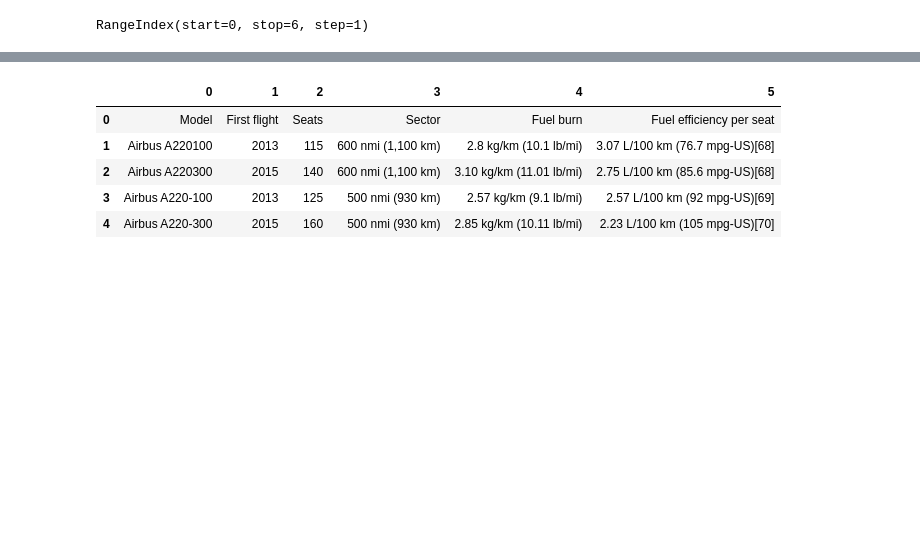
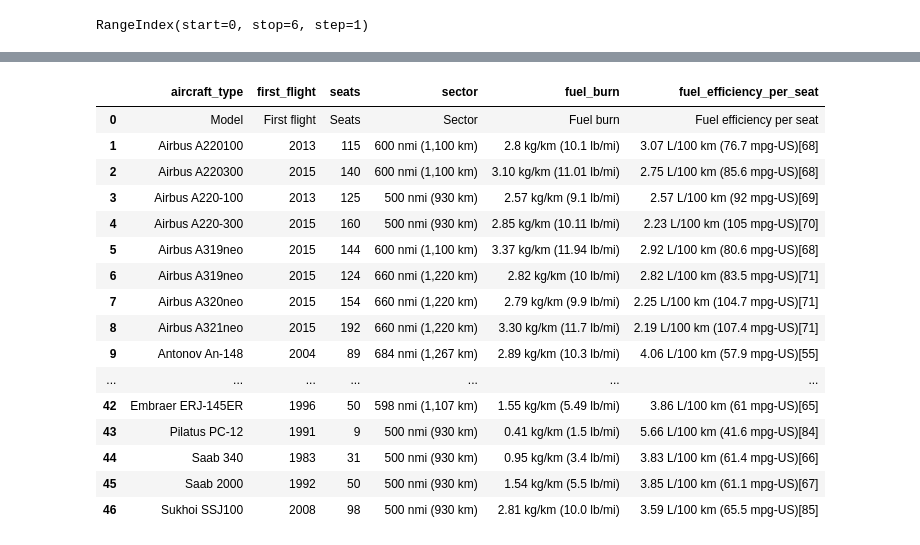
Before and after one commit to Josepdmo/Sky_Track_Project, a Jupyter notebook: Main.ipynb, the cells around one changed output, grey strips where cells are left out. Drawn from its saved outputs; the diff is of its cells as text; code cells hidden in the pictures; blank space fills up the shorter version.

```diff
--- a/Main.ipynb
+++ b/Main.ipynb
@@ -494,17 +606,31 @@ RangeIndex(start=0, stop=6, step=1)
 # %%
 # Rename columns in preparation to merge with the main dataframe
 fuel_consumption_df.rename(columns={
-    'Model': 'aircraft_type',
-    'Sector': 'sector',
-    'Fuel burn': 'fuel_burn',
-    'Fuel efficiency per seat': 'fuel_efficiency_per_seat'
+    0: "aircraft_type",
+    1: "first_flight",
+    2: "seats",
+    3: "sector",
+    4: "fuel_burn",
+    5: "fuel_efficiency_per_seat"
 }, inplace=True)
 
-display(fuel_consumption_df.head())
+
+fuel_consumption_df
 # %% [output]
-|  | 0 | 1 | 2 | 3 | 4 | 5 |
+|  | aircraft_type | first_flight | seats | sector | fuel_burn | fuel_efficiency_per_seat |
 | 0 | Model | First flight | Seats | Sector | Fuel burn | Fuel efficiency per seat |
 | 1 | Airbus A220100 | 2013 | 115 | 600 nmi (1,100 km) | 2.8 kg/km (10.1 lb/mi) | 3.07 L/100 km (76.7 mpg‑US)[68] |
 | 2 | Airbus A220300 | 2015 | 140 | 600 nmi (1,100 km) | 3.10 kg/km (11.01 lb/mi) | 2.75 L/100 km (85.6 mpg‑US)[68] |
 | 3 | Airbus A220-100 | 2013 | 125 | 500 nmi (930 km) | 2.57 kg/km (9.1 lb/mi) | 2.57 L/100 km (92 mpg‑US)[69] |
 | 4 | Airbus A220-300 | 2015 | 160 | 500 nmi (930 km) | 2.85 kg/km (10.11 lb/mi) | 2.23 L/100 km (105 mpg‑US)[70] |
+| 5 | Airbus A319neo | 2015 | 144 | 600 nmi (1,100 km) | 3.37 kg/km (11.94 lb/mi) | 2.92 L/100 km (80.6 mpg‑US)[68] |
+| 6 | Airbus A319neo | 2015 | 124 | 660 nmi (1,220 km) | 2.82 kg/km (10 lb/mi) | 2.82 L/100 km (83.5 mpg‑US)[71] |
+| 7 | Airbus A320neo | 2015 | 154 | 660 nmi (1,220 km) | 2.79 kg/km (9.9 lb/mi) | 2.25 L/100 km (104.7 mpg‑US)[71] |
+| 8 | Airbus A321neo | 2015 | 192 | 660 nmi (1,220 km) | 3.30 kg/km (11.7 lb/mi) | 2.19 L/100 km (107.4 mpg‑US)[71] |
+| 9 | Antonov An-148 | 2004 | 89 | 684 nmi (1,267 km) | 2.89 kg/km (10.3 lb/mi) | 4.06 L/100 km (57.9 mpg‑US)[55] |
+| ... | ... | ... | ... | ... | ... | ... |
+| 42 | Embraer ERJ-145ER | 1996 | 50 | 598 nmi (1,107 km) | 1.55 kg/km (5.49 lb/mi) | 3.86 L/100 km (61 mpg‑US)[65] |
+| 43 | Pilatus PC-12 | 1991 | 9 | 500 nmi (930 km) | 0.41 kg/km (1.5 lb/mi) | 5.66 L/100 km (41.6 mpg‑US)[84] |
+| 44 | Saab 340 | 1983 | 31 | 500 nmi (930 km) | 0.95 kg/km (3.4 lb/mi) | 3.83 L/100 km (61.4 mpg‑US)[66] |
+| 45 | Saab 2000 | 1992 | 50 | 500 nmi (930 km) | 1.54 kg/km (5.5 lb/mi) | 3.85 L/100 km (61.1 mpg‑US)[67] |
+| 46 | Sukhoi SSJ100 | 2008 | 98 | 500 nmi (930 km) | 2.81 kg/km (10.0 lb/mi) | 3.59 L/100 km (65.5 mpg‑US)[85] |
```
Also changed, not shown: parts of 13 cells of this notebook.
